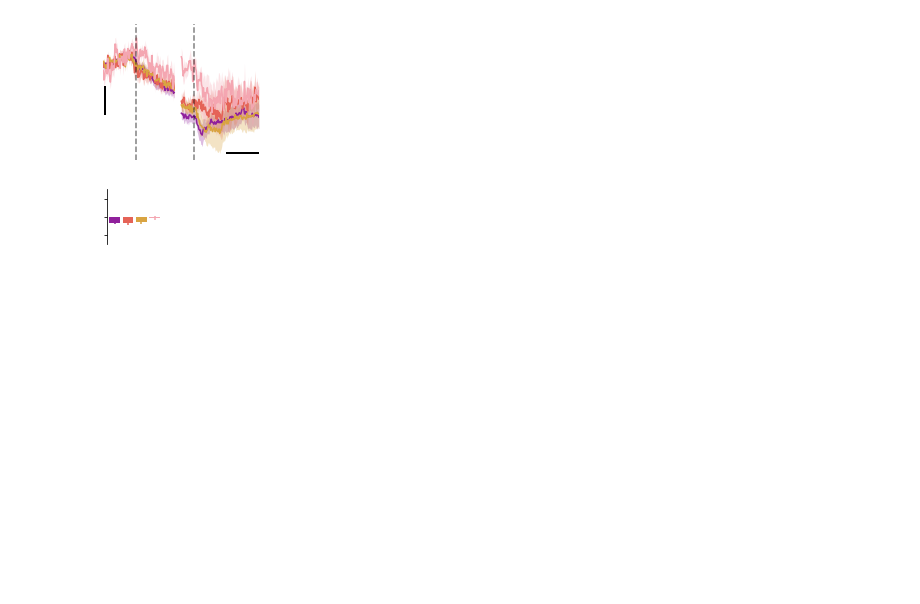
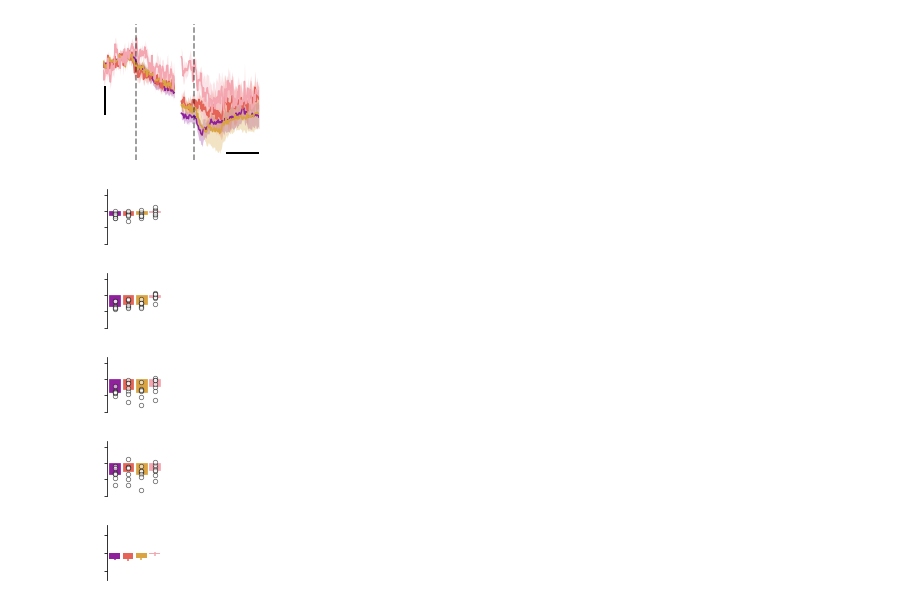
Before and after one commit to linneavolcko/hislight, a Jupyter notebook: notebooks/CURRENT_VMH_diff_conditions_individual_points.ipynb, the cells around one changed output. Saved outputs shown, nothing was run; the diff lists cells and outputs as text; code cells hidden in the pictures; blank space fills up the shorter version.

```diff
--- a/notebooks/CURRENT_VMH_behavior.ipynb
+++ b/notebooks/CURRENT_VMH_diff_conditions_individual_points.ipynb
@@ -707,0 +354,5 @@ f.savefig(FIGSFOLDER / "VMH_all_snips.pdf")
+# %%
+restricted_baseline_AUC, restricted_early_lick_AUC, restricted_late_lick_AUC, restricted_early_post_AUC, restricted_late_post_AUC = calculate_auc_by_epoch(restricted_full, epochs)
+light_baseline_AUC, light_early_lick_AUC, light_late_lick_AUC, light_early_post_AUC, light_late_post_AUC = calculate_auc_by_epoch(light_full, epochs)
+dark_baseline_AUC, dark_early_lick_AUC, dark_late_lick_AUC, dark_early_post_AUC, dark_late_post_AUC = calculate_auc_by_epoch(dark_full, epochs)
+sucralose_baseline_AUC, sucralose_early_lick_AUC, sucralose_late_lick_AUC, sucralose_early_post_AUC, sucralose_late_post_AUC = calculate_auc_by_epoch(sucralose_full, epochs)
@@ -708,3 +361,43 @@ f.savefig(FIGSFOLDER / "VMH_all_snips.pdf")
+# %%
+def make_AUC_plot(restricted, light, dark, sucralose):
+
+    f, ax = plt.subplots(figsize=[1, 1])
+
+    tp.barscatter([restricted, light, dark, sucralose],
+              barfacecolor=[colors_restricted, colors_adlib_light, colors_adlib_dark, colors_sucralose],
+              barfacecolor_option="individual",
+              baredgecolor=[colors_restricted, colors_adlib_light, colors_adlib_dark, colors_sucralose],
+              baredgecolor_option="individual",
+              scattersize=20,
+              scatteralpha=0.6,
+              scatterlinecolor= "grey",
+              ax=ax)
+
+    ax.set_yticks([-6, -3, 0, 3])
+    ax.set_ylim([-6, 4])
+    ax.set_yticklabels([])
+
+    for spine in ["top", "right", "bottom"]:
+        ax.spines[spine].set_visible(False)
+
+    return f
+# %%
+f = make_AUC_plot(restricted_early_lick_AUC, light_early_lick_AUC, dark_early_lick_AUC, sucralose_early_lick_AUC)
+f.savefig(FIGSFOLDER / "VMH_AUC_early_lick_epoch_2.pdf")
+
+f = make_AUC_plot(restricted_late_lick_AUC, light_late_lick_AUC, dark_late_lick_AUC, sucralose_late_lick_AUC)
+f.savefig(FIGSFOLDER / "VMH_AUC_late_lick_epoch_2.pdf")
+
+f = make_AUC_plot(restricted_early_post_AUC, light_early_post_AUC, dark_early_post_AUC, sucralose_early_post_AUC)
+f.savefig(FIGSFOLDER / "VMH_AUC_early_post_epoch_2.pdf")
+
+f = make_AUC_plot(restricted_late_post_AUC, light_late_post_AUC, dark_late_post_AUC, sucralose_late_post_AUC)
+f.savefig(FIGSFOLDER / "VMH_AUC_late_post_epoch_2.pdf")
+# %% [output]
+[figure, added]
+[figure, added]
+[figure, added]
+[figure, added]
 # %%
 def auc(data, epoch=(50, 70)):
     """Compute area under the curve (AUC) for a given epoch, normalized by the epoch length."""
```
Also changed, not shown: parts of 15 cells of this notebook, 23 other files.
